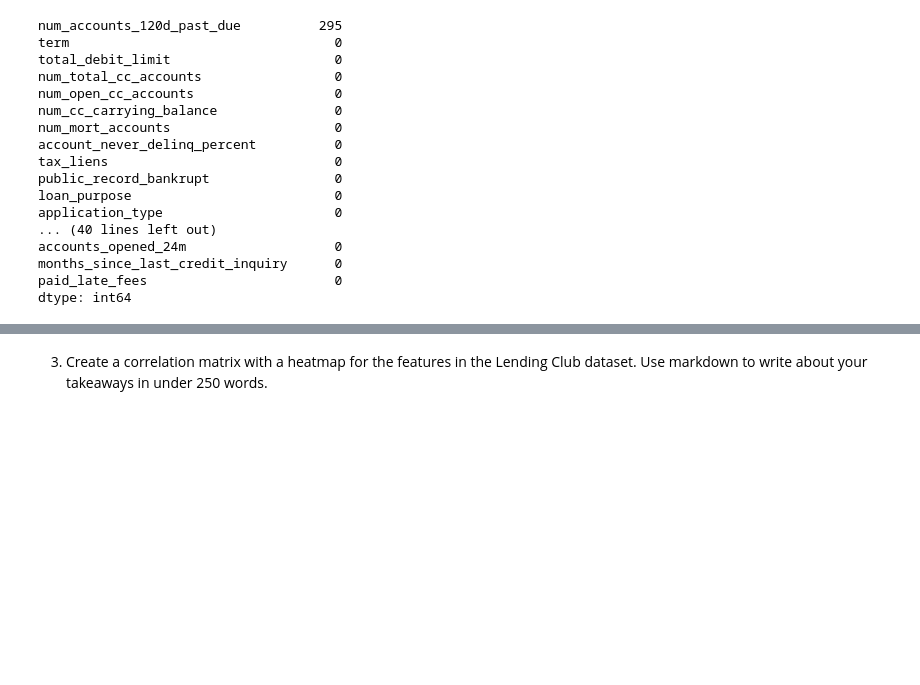
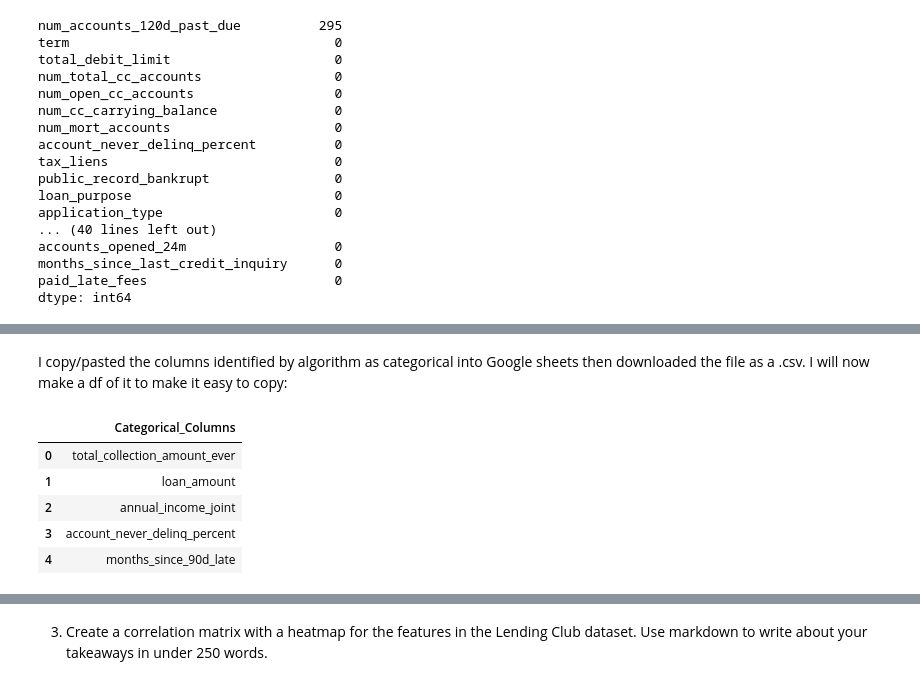
Before and after one commit to N-J-Miller/Week_12, a Jupyter notebook: Week_12_Homework.ipynb, the cells around one changed output, grey strips where cells are left out. Saved outputs shown, nothing was run; the diff lists cells and outputs as text; code cells hidden in the pictures; blank space fills up the shorter version.

```diff
--- a/Week_12_Homework.ipynb
+++ b/Week_12_Homework.ipynb
@@ -269,0 +221,15 @@ loans_df['num_collections_last_12m'].value_counts())
+# %% [markdown]
+I copy/pasted the columns identified by algorithm as categorical into Google sheets then downloaded the file as a .csv. I will now make a df of it to make it easy to copy:
+# %%
+# categorical_columns.csv file:
+
+categorical_columns_path = "C:/Users/Nik/Documents/categorical_columns.csv"
+categorical_columns_df = pd.read_csv(categorical_columns_path)
+categorical_columns_df.head()
+# %% [output]
+|  | Categorical_Columns |
+| 0 | total_collection_amount_ever |
+| 1 | loan_amount |
+| 2 | annual_income_joint |
+| 3 | account_never_delinq_percent |
+| 4 | months_since_90d_late |
```
Also changed, not shown: parts of 13 cells of this notebook.
